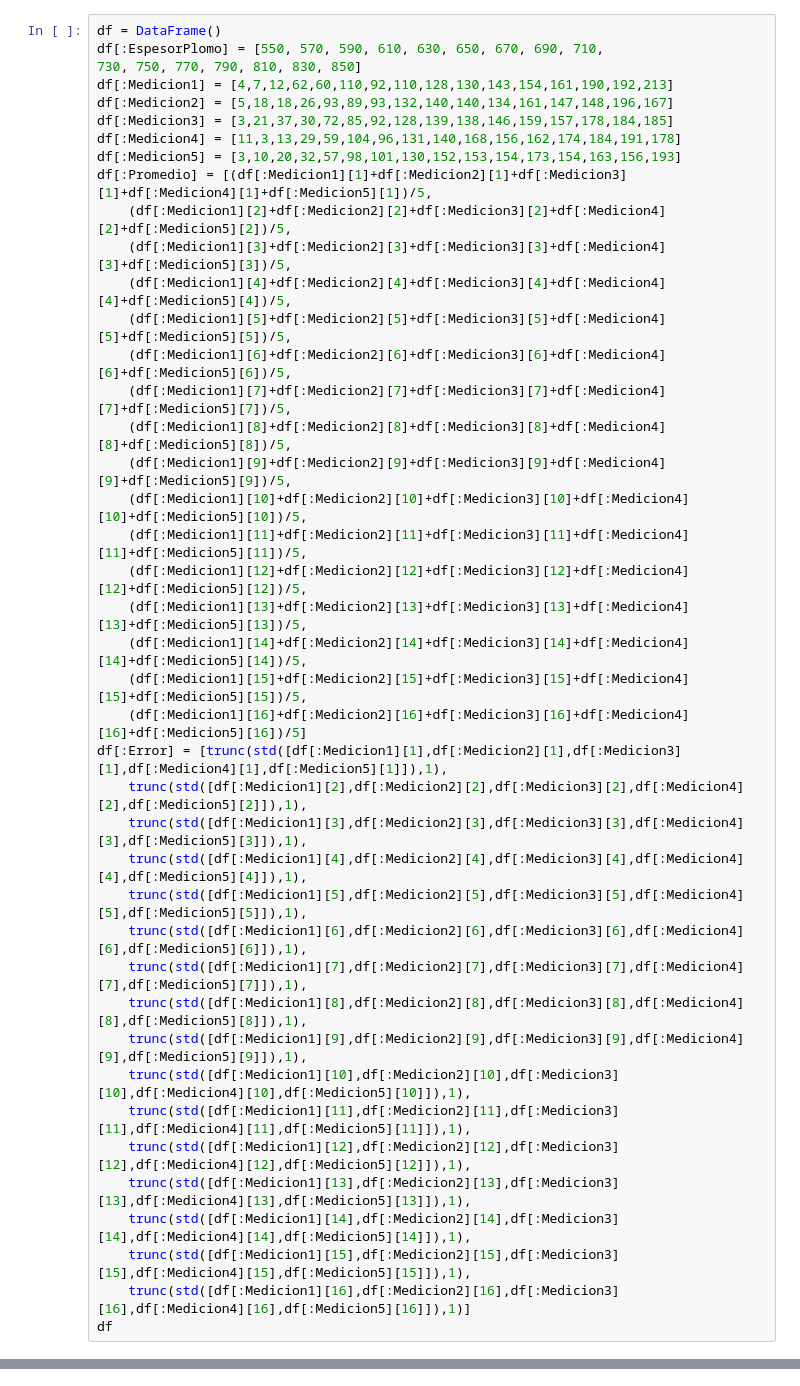
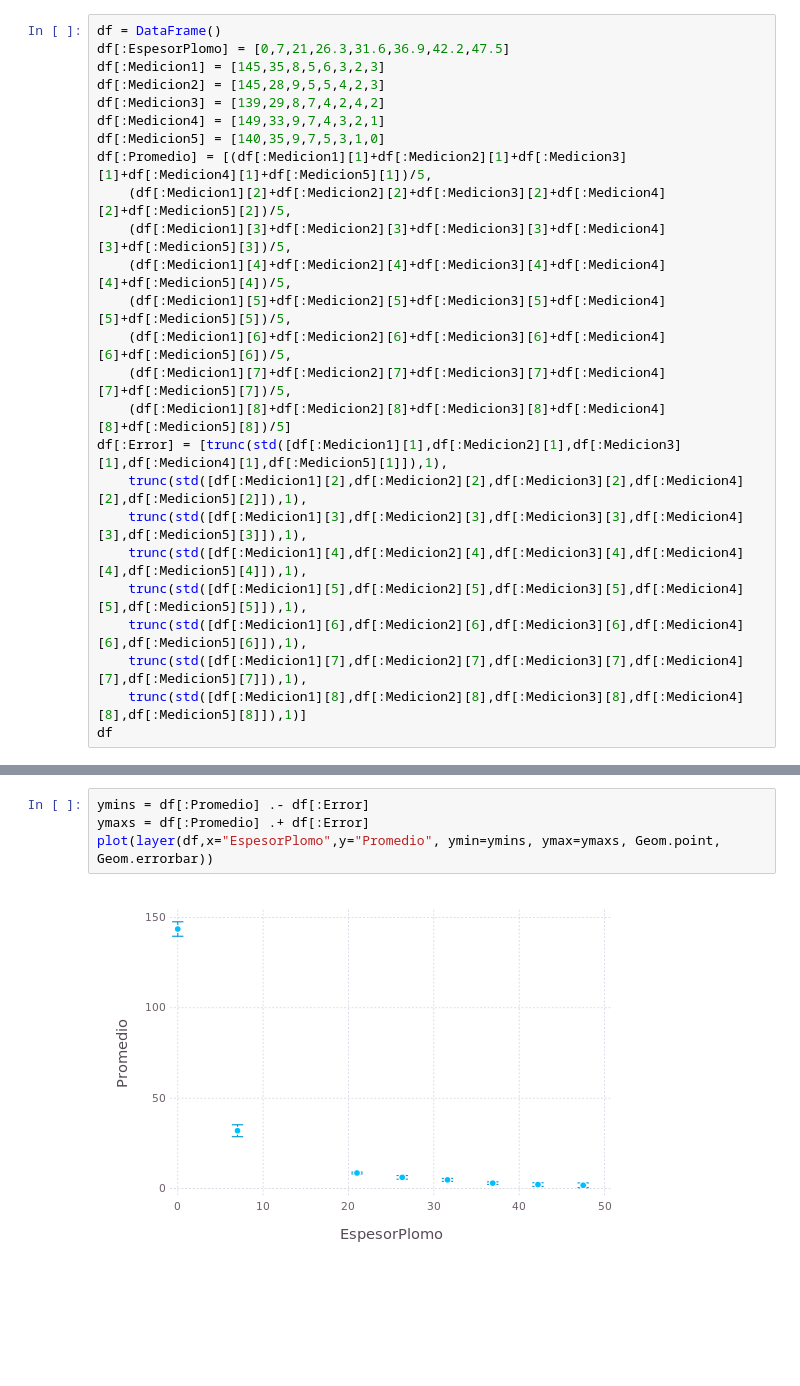
Before and after one commit to FavioVazquez/DeteccionRayosCosmicos-PCF, a Jupyter notebook: LaboratorioMuones/Medición - Atenuación de muones por placas de plomo.ipynb, the cells around one changed output, grey strips where cells are left out. Drawn from its saved outputs; the diff is of its cells as text; blank space fills up the shorter version.

```diff
--- a/LaboratorioMuones/Medición - Atenuación de muones por placas de plomo.ipynb
+++ b/LaboratorioMuones/Medición - Atenuación de muones por placas de plomo.ipynb
@@ -3,12 +3,11 @@ using DataArrays, DataFrames, Gadfly, Distributions, LinearLeastSquares, Grid
 # %%
 df = DataFrame()
-df[:EspesorPlomo] = [550, 570, 590, 610, 630, 650, 670, 690, 710,
-730, 750, 770, 790, 810, 830, 850]
-df[:Medicion1] = [4,7,12,62,60,110,92,110,128,130,143,154,161,190,192,213]
-df[:Medicion2] = [5,18,18,26,93,89,93,132,140,140,134,161,147,148,196,167]
-df[:Medicion3] = [3,21,37,30,72,85,92,128,139,138,146,159,157,178,184,185]
-df[:Medicion4] = [11,3,13,29,59,104,96,131,140,168,156,162,174,184,191,178]
-df[:Medicion5] = [3,10,20,32,57,98,101,130,152,153,154,173,154,163,156,193]
+df[:EspesorPlomo] = [0,7,21,26.3,31.6,36.9,42.2,47.5]
+df[:Medicion1] = [145,35,8,5,6,3,2,3]
+df[:Medicion2] = [145,28,9,5,5,4,2,3]
+df[:Medicion3] = [139,29,8,7,4,2,4,2]
+df[:Medicion4] = [149,33,9,7,4,3,2,1]
+df[:Medicion5] = [140,35,9,7,5,3,1,0]
 df[:Promedio] = [(df[:Medicion1][1]+df[:Medicion2][1]+df[:Medicion3][1]+df[:Medicion4][1]+df[:Medicion5][1])/5,
     (df[:Medicion1][2]+df[:Medicion2][2]+df[:Medicion3][2]+df[:Medicion4][2]+df[:Medicion5][2])/5,
     (df[:Medicion1][3]+df[:Medicion2][3]+df[:Medicion3][3]+df[:Medicion4][3]+df[:Medicion5][3])/5,
@@ -16,15 +15,7 @@ df[:Promedio] = [(df[:Medicion1][1]+df[:Medicion2][1]+df[:Medicion3][1]+df[:Medi
     (df[:Medicion1][5]+df[:Medicion2][5]+df[:Medicion3][5]+df[:Medicion4][5]+df[:Medicion5][5])/5,
     (df[:Medicion1][6]+df[:Medicion2][6]+df[:Medicion3][6]+df[:Medicion4][6]+df[:Medicion5][6])/5,
     (df[:Medicion1][7]+df[:Medicion2][7]+df[:Medicion3][7]+df[:Medicion4][7]+df[:Medicion5][7])/5,
-    (df[:Medicion1][8]+df[:Medicion2][8]+df[:Medicion3][8]+df[:Medicion4][8]+df[:Medicion5][8])/5,
-    (df[:Medicion1][9]+df[:Medicion2][9]+df[:Medicion3][9]+df[:Medicion4][9]+df[:Medicion5][9])/5,
-    (df[:Medicion1][10]+df[:Medicion2][10]+df[:Medicion3][10]+df[:Medicion4][10]+df[:Medicion5][10])/5,
-    (df[:Medicion1][11]+df[:Medicion2][11]+df[:Medicion3][11]+df[:Medicion4][11]+df[:Medicion5][11])/5,
-    (df[:Medicion1][12]+df[:Medicion2][12]+df[:Medicion3][12]+df[:Medicion4][12]+df[:Medicion5][12])/5,
-    (df[:Medicion1][13]+df[:Medicion2][13]+df[:Medicion3][13]+df[:Medicion4][13]+df[:Medicion5][13])/5,
-    (df[:Medicion1][14]+df[:Medicion2][14]+df[:Medicion3][14]+df[:Medicion4][14]+df[:Medicion5][14])/5,
-    (df[:Medicion1][15]+df[:Medicion2][15]+df[:Medicion3][15]+df[:Medicion4][15]+df[:Medicion5][15])/5,
-    (df[:Medicion1][16]+df[:Medicion2][16]+df[:Medicion3][16]+df[:Medicion4][16]+df[:Medicion5][16])/5]
+    (df[:Medicion1][8]+df[:Medicion2][8]+df[:Medicion3][8]+df[:Medicion4][8]+df[:Medicion5][8])/5]
 df[:Error] = [trunc(std([df[:Medicion1][1],df[:Medicion2][1],df[:Medicion3][1],df[:Medicion4][1],df[:Medicion5][1]]),1),
     trunc(std([df[:Medicion1][2],df[:Medicion2][2],df[:Medicion3][2],df[:Medicion4][2],df[:Medicion5][2]]),1),
     trunc(std([df[:Medicion1][3],df[:Medicion2][3],df[:Medicion3][3],df[:Medicion4][3],df[:Medicion5][3]]),1),
@@ -32,13 +23,5 @@ df[:Error] = [trunc(std([df[:Medicion1][1],df[:Medicion2][1],df[:Medicion3][1],d
     trunc(std([df[:Medicion1][5],df[:Medicion2][5],df[:Medicion3][5],df[:Medicion4][5],df[:Medicion5][5]]),1),
     trunc(std([df[:Medicion1][6],df[:Medicion2][6],df[:Medicion3][6],df[:Medicion4][6],df[:Medicion5][6]]),1),
     trunc(std([df[:Medicion1][7],df[:Medicion2][7],df[:Medicion3][7],df[:Medicion4][7],df[:Medicion5][7]]),1),
-    trunc(std([df[:Medicion1][8],df[:Medicion2][8],df[:Medicion3][8],df[:Medicion4][8],df[:Medicion5][8]]),1),
-    trunc(std([df[:Medicion1][9],df[:Medicion2][9],df[:Medicion3][9],df[:Medicion4][9],df[:Medicion5][9]]),1),
-    trunc(std([df[:Medicion1][10],df[:Medicion2][10],df[:Medicion3][10],df[:Medicion4][10],df[:Medicion5][10]]),1),
-    trunc(std([df[:Medicion1][11],df[:Medicion2][11],df[:Medicion3][11],df[:Medicion4][11],df[:Medicion5][11]]),1),
-    trunc(std([df[:Medicion1][12],df[:Medicion2][12],df[:Medicion3][12],df[:Medicion4][12],df[:Medicion5][12]]),1),
-    trunc(std([df[:Medicion1][13],df[:Medicion2][13],df[:Medicion3][13],df[:Medicion4][13],df[:Medicion5][13]]),1),
-    trunc(std([df[:Medicion1][14],df[:Medicion2][14],df[:Medicion3][14],df[:Medicion4][14],df[:Medicion5][14]]),1),
-    trunc(std([df[:Medicion1][15],df[:Medicion2][15],df[:Medicion3][15],df[:Medicion4][15],df[:Medicion5][15]]),1),
-    trunc(std([df[:Medicion1][16],df[:Medicion2][16],df[:Medicion3][16],df[:Medicion4][16],df[:Medicion5][16]]),1)]
+    trunc(std([df[:Medicion1][8],df[:Medicion2][8],df[:Medicion3][8],df[:Medicion4][8],df[:Medicion5][8]]),1)]
 df
@@ -50,0 +38,6 @@ std([6,8,9,6,8,9,9])
+# %%
+ymins = df[:Promedio] .- df[:Error]
+ymaxs = df[:Promedio] .+ df[:Error]
+plot(layer(df,x="EspesorPlomo",y="Promedio", ymin=ymins, ymax=ymaxs, Geom.point, Geom.errorbar))
+# %% [output]
+[figure, added]
```
Also changed, not shown: parts of 4 cells of this notebook, 2 other files.
